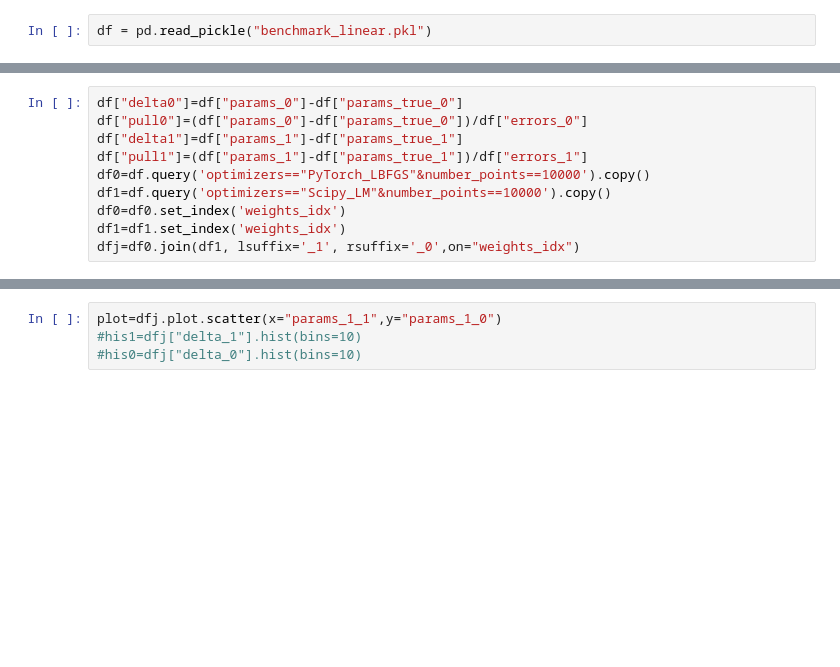
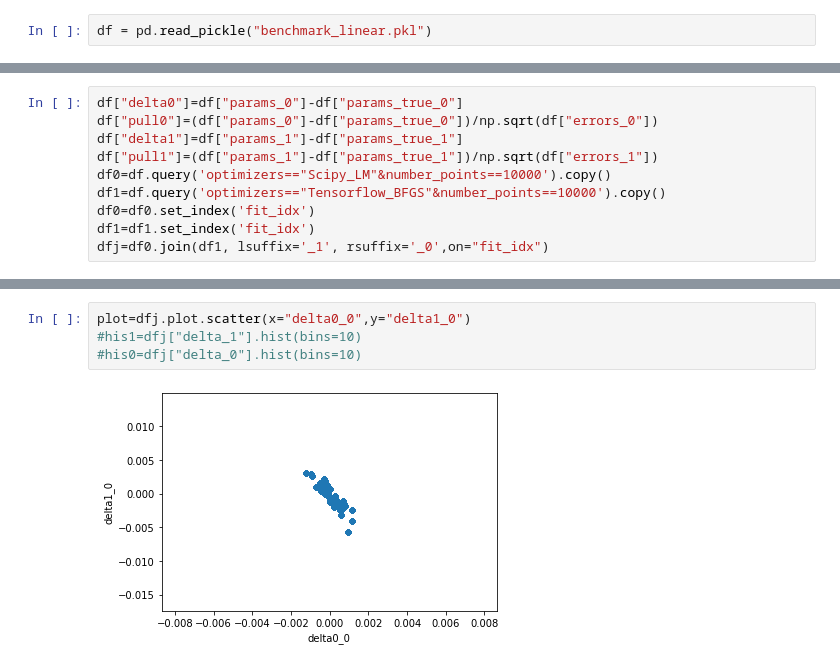
Before and after one commit to pl0xz0rz/RootInteractiveTest, a Jupyter notebook: JIRA/PWGPP-576/benchmarkScanPlot.ipynb, the cells around one changed output, grey strips where cells are left out. Drawn from its saved outputs; the diff is of its cells as text; blank space fills up the shorter version.

```diff
--- a/JIRA/PWGPP-576/benchmarkScanPlot.ipynb
+++ b/JIRA/PWGPP-576/benchmarkScanPlot.ipynb
@@ -7,12 +15,12 @@ df.head(5)
 # %%
 df["delta0"]=df["params_0"]-df["params_true_0"]
-df["pull0"]=(df["params_0"]-df["params_true_0"])/df["errors_0"]
+df["pull0"]=(df["params_0"]-df["params_true_0"])/np.sqrt(df["errors_0"])
 df["delta1"]=df["params_1"]-df["params_true_1"]
-df["pull1"]=(df["params_1"]-df["params_true_1"])/df["errors_1"]
-df0=df.query('optimizers=="PyTorch_LBFGS"&number_points==10000').copy()
-df1=df.query('optimizers=="Scipy_LM"&number_points==10000').copy()
-df0=df0.set_index('weights_idx')
-df1=df1.set_index('weights_idx')
-dfj=df0.join(df1, lsuffix='_1', rsuffix='_0',on="weights_idx")
+df["pull1"]=(df["params_1"]-df["params_true_1"])/np.sqrt(df["errors_1"])
+df0=df.query('optimizers=="Scipy_LM"&number_points==10000').copy()
+df1=df.query('optimizers=="Tensorflow_BFGS"&number_points==10000').copy()
+df0=df0.set_index('fit_idx')
+df1=df1.set_index('fit_idx')
+dfj=df0.join(df1, lsuffix='_1', rsuffix='_0',on="fit_idx")
 # %%
 dfj
@@ -19,5 +42,7 @@ dfj
 # %%
-plot=dfj.plot.scatter(x="params_1_1",y="params_1_0")
+plot=dfj.plot.scatter(x="delta0_0",y="delta1_0")
 #his1=dfj["delta_1"].hist(bins=10)
 #his0=dfj["delta_0"].hist(bins=10)
+# %% [output]
+[figure, added]
 # %%
```
Also changed, not shown: parts of 10 cells of this notebook, 2 other files.
